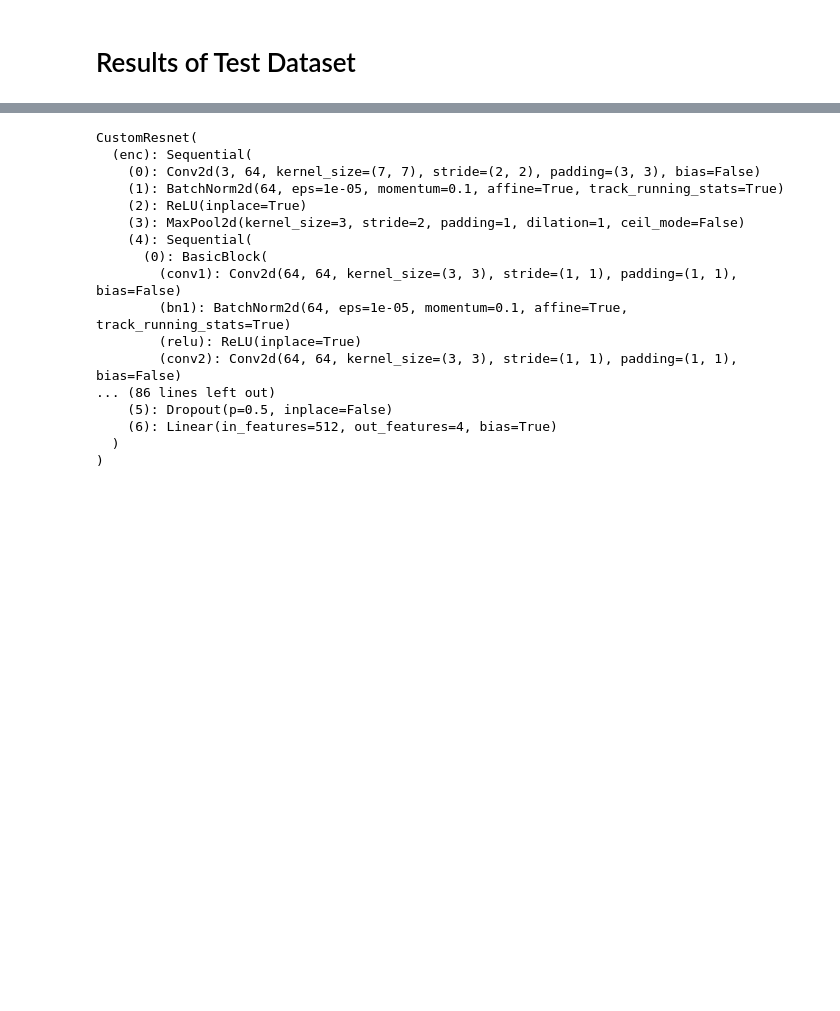
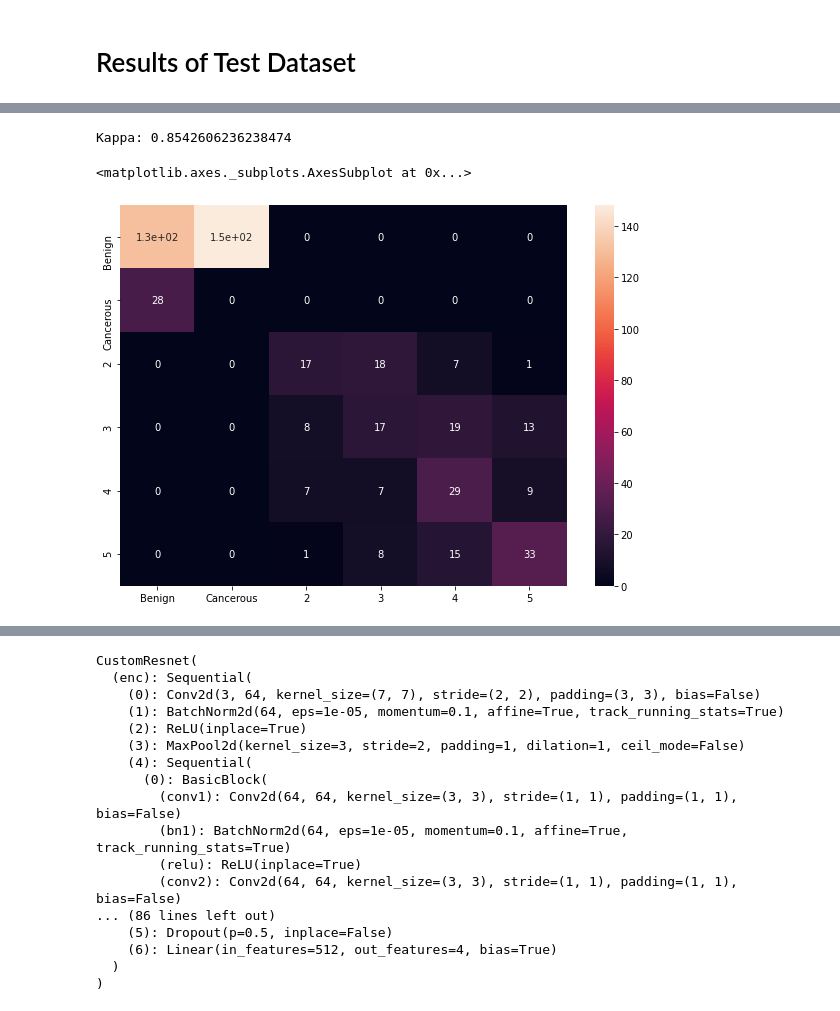
Before and after one commit to yh36/CS231nProstateCancer, a Jupyter notebook: PCaTileStreamMTL.ipynb, the cells around one changed output, grey strips where cells are left out. Cells and saved outputs as stored; diff of their text form; code cells hidden in the pictures; blank space fills up the shorter version.

```diff
--- a/PCaTileStreamMTL.ipynb
+++ b/PCaTileStreamMTL.ipynb
@@ -685,0 +716,23 @@ sn.heatmap(conf_mat, annot=True)
+# %%
+# Infer the prediction of layer one
+p_bc = torch.where(s_bc<.43, torch.tensor(0), torch.tensor(1))
+# Filter out the predictions of layer two
+p_mult[(t_bc==0) & (p_bc==1)] = 1  # Flase positive
+p_mult[p_bc==0] = 0  # Flase negative
+
+t[t==1] = 0  # Convert 1 to 0
+t[(t_bc==1) & (p_bc==0)] = 1
+# %%
+# Threshold 0.33
+kappa = cohen_kappa_score(t[t_bc==p_bc], p_mult[t_bc==p_bc], weights='quadratic')
+print(f'Kappa: {kappa}')
+conf_mat = confusion_matrix(t, p_mult)
+plt.figure(figsize=(10,7))
+plt.xlabel('Predicted label')
+plt.ylabel('True label')
+isup_labels = ['Benign', 'Cancerous', 2, 3, 4, 5]
+sn.heatmap(conf_mat, annot=True, xticklabels=isup_labels, yticklabels=isup_labels)
+# %% [output]
+Kappa: 0.8542606236238474
+<matplotlib.axes._subplots.AxesSubplot at 0x...>
+[figure, added]
```
Also changed, not shown: parts of 8 cells of this notebook.
